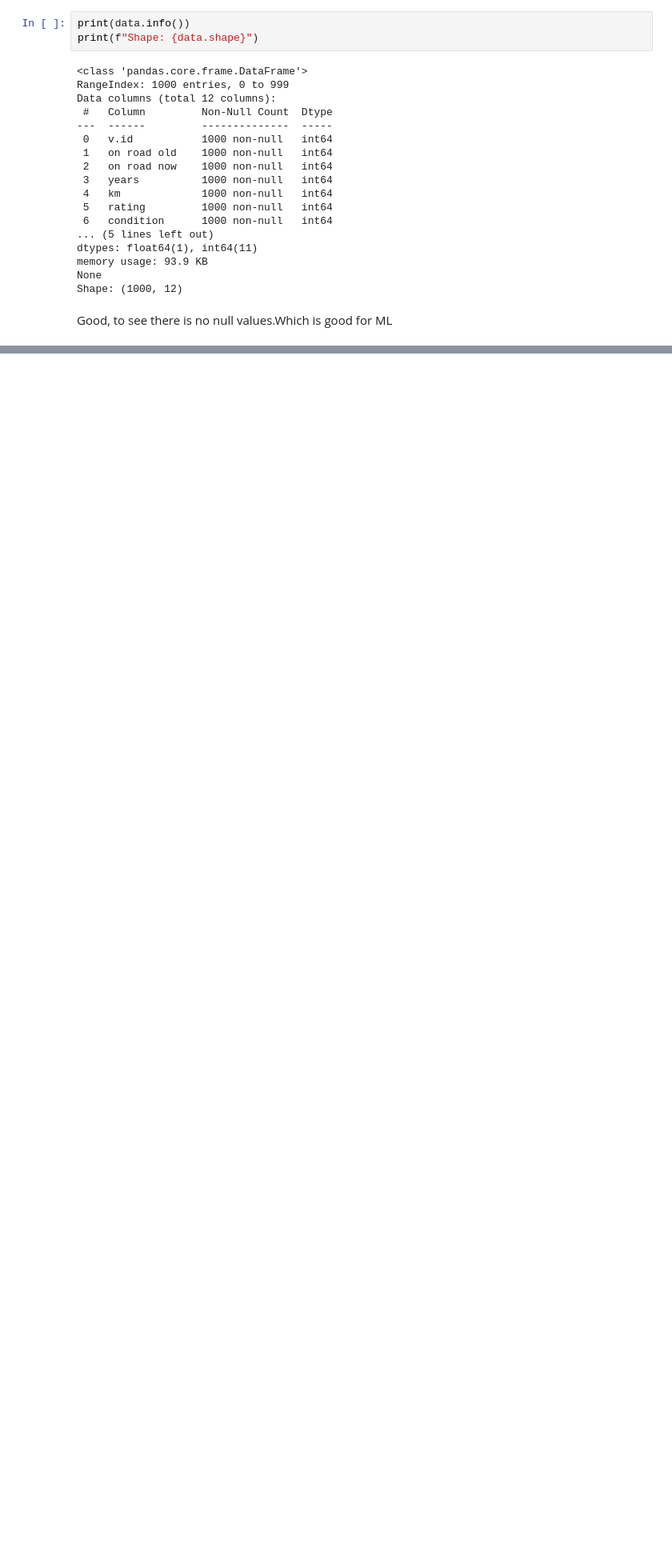
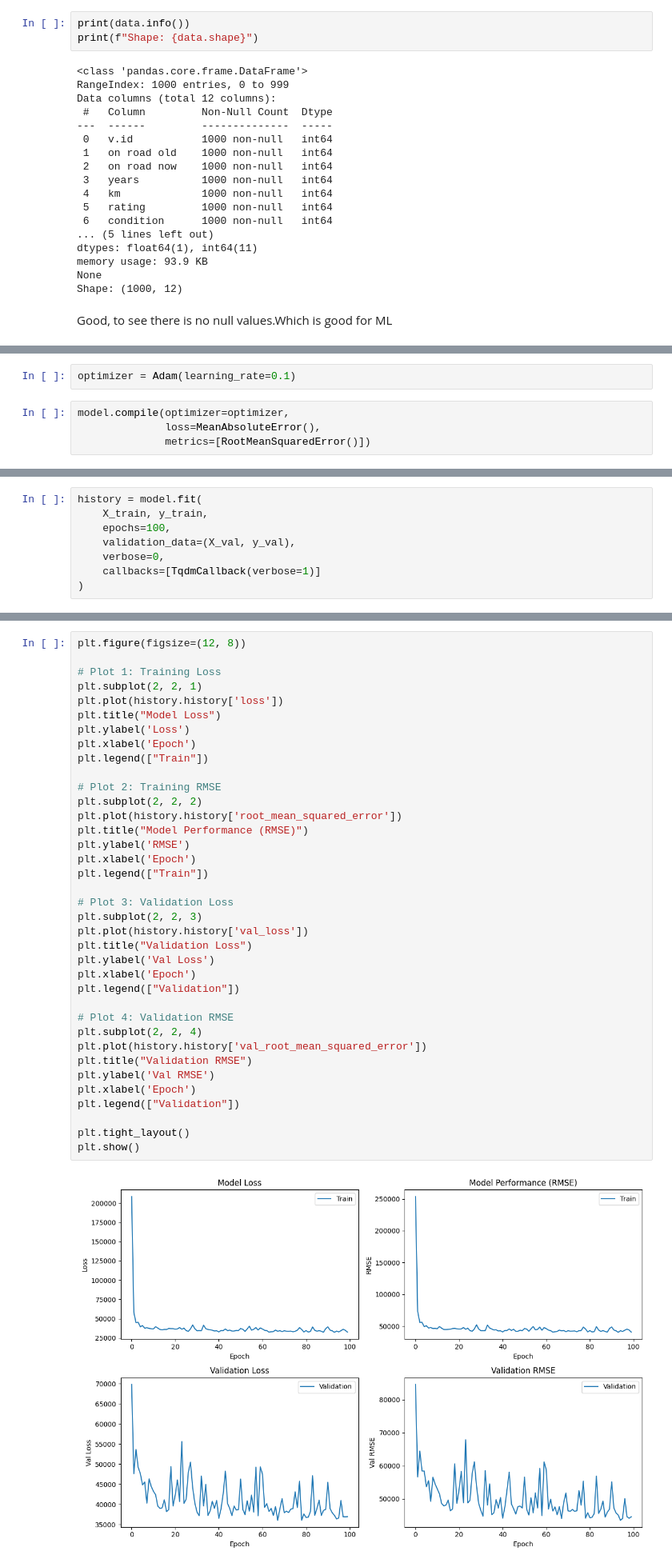
Before and after one commit to Kiran-Pokhrel-91/DeepLearning, a Jupyter notebook: Car Price Prediction/Car_Price_Pred.ipynb, the cells around one changed output, grey strips where cells are left out. Shown at 80% size. Cells and saved outputs as stored; diff of their text form; blank space fills up the shorter version.

```diff
--- a/Car Price Prediction/Car_Price_Pred.ipynb
+++ b/Car Price Prediction/Car_Price_Pred.ipynb
@@ -95,0 +271,6 @@ TensorShape([1000, 1])
+# %%
+optimizer = Adam(learning_rate=0.1)
+# %%
+model.compile(optimizer=optimizer,
+              loss=MeanAbsoluteError(),
+              metrics=[RootMeanSquaredError()])
@@ -95,0 +279,8 @@ TensorShape([1000, 1])
+# %%
+history = model.fit(
+    X_train, y_train,
+    epochs=100,
+    validation_data=(X_val, y_val),
+    verbose=0,
+    callbacks=[TqdmCallback(verbose=1)]
+)
@@ -95,0 +289,39 @@ TensorShape([1000, 1])
+# %%
+plt.figure(figsize=(12, 8))
+
+# Plot 1: Training Loss
+plt.subplot(2, 2, 1)
+plt.plot(history.history['loss'])
+plt.title("Model Loss")
+plt.ylabel('Loss')
+plt.xlabel('Epoch')
+plt.legend(["Train"])
+
+# Plot 2: Training RMSE
+plt.subplot(2, 2, 2)
+plt.plot(history.history['root_mean_squared_error'])
+plt.title("Model Performance (RMSE)")
+plt.ylabel('RMSE')
+plt.xlabel('Epoch')
+plt.legend(["Train"])
+
+# Plot 3: Validation Loss
+plt.subplot(2, 2, 3)
+plt.plot(history.history['val_loss'])
+plt.title("Validation Loss")
+plt.ylabel('Val Loss')
+plt.xlabel('Epoch')
+plt.legend(["Validation"])
+
+# Plot 4: Validation RMSE
+plt.subplot(2, 2, 4)
+plt.plot(history.history['val_root_mean_squared_error'])
+plt.title("Validation RMSE")
+plt.ylabel('Val RMSE')
+plt.xlabel('Epoch')
+plt.legend(["Validation"])
+
+plt.tight_layout()
+plt.show()
+# %% [output]
+[figure, added]
```
Also changed, not shown: parts of 23 cells of this notebook.
